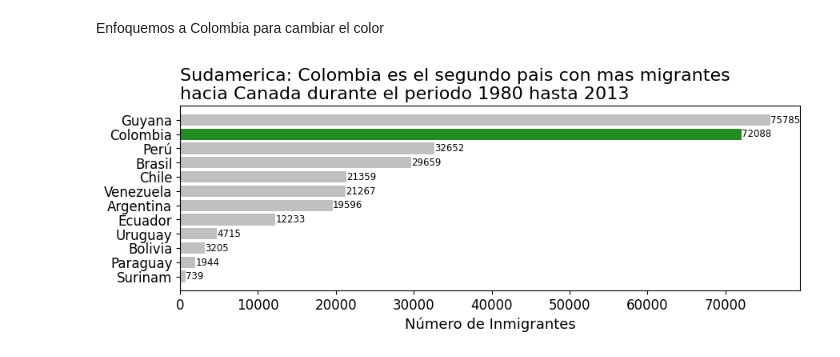
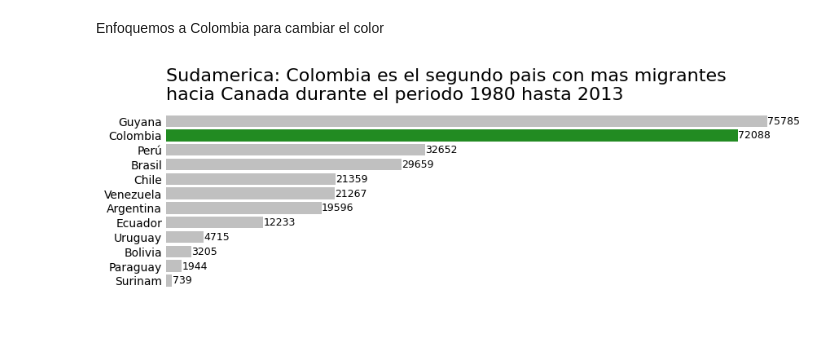
Before and after one commit to Eliecer91/Eliecer91.github.io, a Jupyter notebook: Visualizacion_Datos.ipynb, the cells around one changed output. Drawn from its saved outputs; the diff is of its cells as text; code cells hidden in the pictures; blank space fills up the shorter version.

```diff
--- a/Visualizacion_Datos.ipynb
+++ b/Visualizacion_Datos.ipynb
@@ -329,24 +329,28 @@ Enfoquemos a Colombia para cambiar el color
 # %%
 colores = []
 for pais in sudamerica_sorted.index:
   if pais == 'Colombia':
     colores.append('forestgreen')
   else:
     colores.append('silver')
 
 fig, ax = plt.subplots(figsize=(10,3))
 
+ax.set_frame_on(False)
+ax.get_xaxis().set_visible(False)
+ax.tick_params(axis='y',which='both', size=0)
+
 ax.barh(sudamerica_sorted.index, sudamerica_sorted['Total'], color=colores)
 ax.set_title('Sudamerica: Colombia es el segundo pais con mas migrantes\nhacia Canada durante el periodo 1980 hasta 2013',
             loc='left', fontsize=16)
 ax.set_ylabel('')
 ax.set_xlabel('Número de Inmigrantes', fontsize=13)
 ax.xaxis.set_tick_params(labelsize=12)
-ax.yaxis.set_tick_params(labelsize=12)
+ax.yaxis.set_tick_params(labelsize=10)
 
 for i,j in enumerate(sudamerica_sorted['Total']):
-  ax.text(j+20,i,str(j), color='black', fontsize=8.5, ha='left', va='center')
+  ax.text(j+20,i,str(j), color='black', fontsize=9, ha='left', va='center')
 
 plt.show()
 # %% [output]
-[figure, old version]
+[figure, new version]
```
